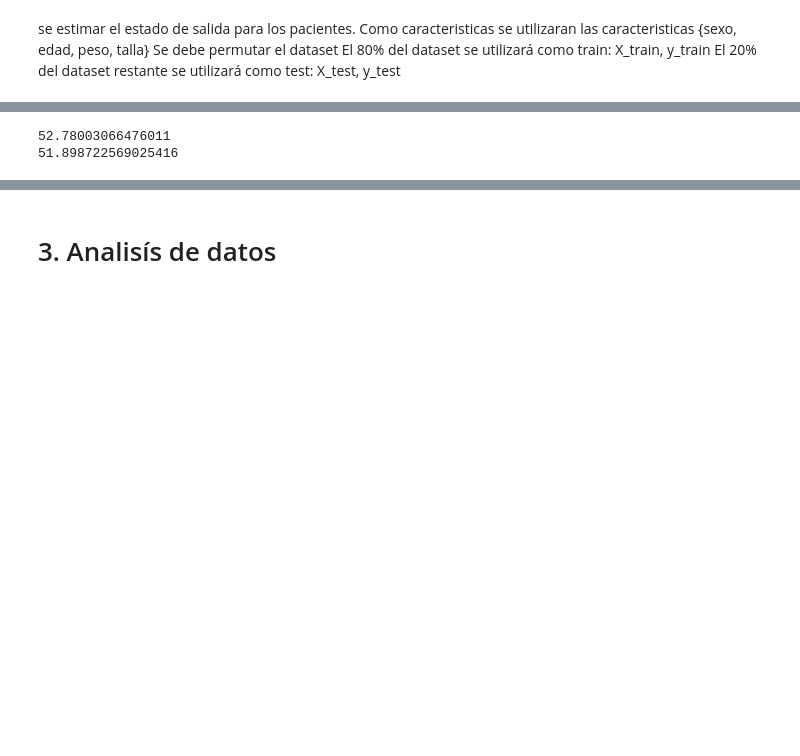
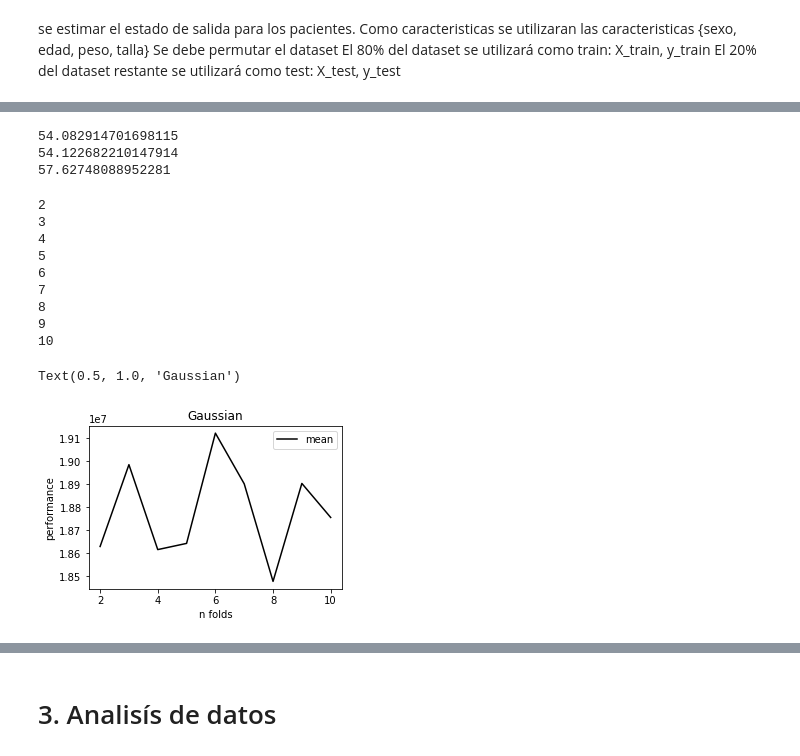
Before and after one commit to LandaAzul/proyectoIA, a Jupyter notebook: Proyecto IA.ipynb, the cells around one changed output, grey strips where cells are left out. Drawn from its saved outputs; the diff is of its cells as text; code cells hidden in the pictures; blank space fills up the shorter version.

```diff
--- a/Proyecto IA.ipynb
+++ b/Proyecto IA.ipynb
@@ -361,27 +505,36 @@ ValueError: ignored
 # %%
-from sklearn.model_selection import train_test_split
-from sklearn.metrics import mean_absolute_error
-from sklearn.svm import SVR
-from sklearn.ensemble import RandomForestRegressor
-vals = d.values
+#Diagnostico2 con SVC_rbf RF(5,5)
 
-X = vals[:, [2,4,5]]#caracteristicas= sexo(2),peso(4), talla(5)
-y = vals[:,-1]      #ultima columna de "d"=descripcion_numerica
+vals = Diagnostico2.values
+X = vals[:, [2,4,5,6,7]]    #caracteristicas= sexo(2),peso(4), talla(5),fcard(6),fresp(7)
+y = vals[:,-1]              # Diagnostico
 
-X_train, X_test, y_train, y_test = train_test_split(X,y, test_size=0.1)
+y=y.astype('int')
+X_train, X_test, y_train, y_test = train_test_split(X,y, test_size=0.2)
 
-est_SVR = SVR(kernel='poly')
-est_RF = RandomForestRegressor(max_depth=20, n_estimators=5)
+est_SVC = svm.SVC(kernel='rbf')
+est_RF = RandomForestClassifier(max_depth=5, random_state=0)
+est_G = GaussianNB()
 
-est_SVR.fit(X_train, y_train)
+
+
+est_SVC.fit(X_train, y_train)
 est_RF.fit(X_train, y_train)
-prediction_SVR = est_SVR.predict(X_test)
+est_G.fit(X_train, y_train)
+
+prediction_SVC = est_SVC.predict(X_test)
 prediction_RF = est_RF.predict(X_test)
+prediction_G = est_G.predict(X_test)
 
-RMAE_SVR = np.sqrt(mean_absolute_error(prediction_SVR, y_test))
+
+RMAE_SVC = np.sqrt(mean_absolute_error(prediction_SVC, y_test))
 RMAE_RF = np.sqrt(mean_absolute_error(prediction_RF, y_test))
+RMAE_G = np.sqrt(mean_absolute_error(prediction_G, y_test))
+
+print(RMAE_SVC)
 print(RMAE_RF)
-print(RMAE_SVR)
+print(RMAE_G)
 # %% [output]
-52.78003066476011
-51.898722569025416
+54.082914701698115
+54.122682210147914
+57.62748088952281
@@ -387,0 +555,17 @@ print(RMAE_SVR)
+# %%
+plt.figure(figsize=(10,3))
+plt.subplot(122)
+show_curve(GaussianNB())
+plt.title("Gaussian")
+# %% [output]
+2
+3
+4
+5
+6
+7
+8
+9
+10
+Text(0.5, 1.0, 'Gaussian')
+[figure, added]
```
Also changed, not shown: parts of 107 cells of this notebook, 1 other file.
